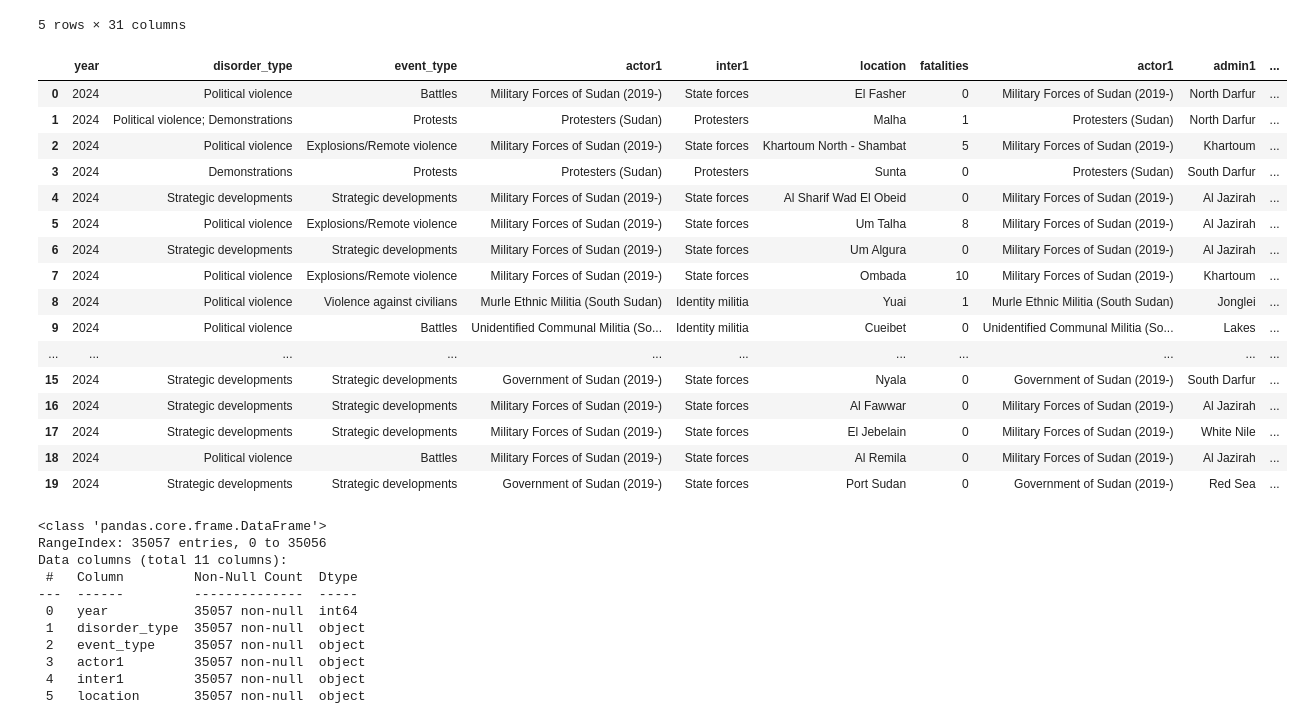
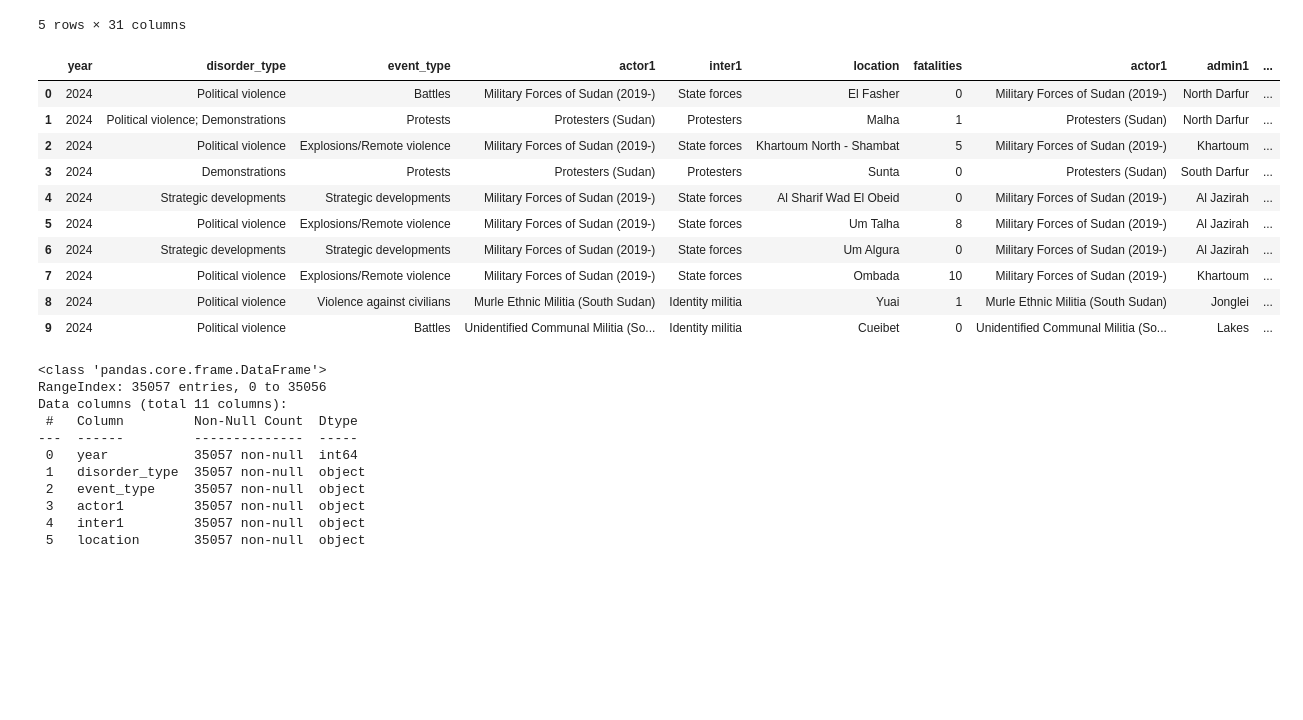
Before and after one commit to pmachieng/P_3_project, a Jupyter notebook: index.ipynb.ipynb, the cells around one changed output. Drawn from its saved outputs; the diff is of its cells as text; code cells hidden in the pictures; blank space fills up the shorter version.

```diff
--- a/index.ipynb.ipynb
+++ b/index.ipynb.ipynb
@@ -43,30 +56,24 @@ Shape of the data: (35057, 31)
 # %%
 # Selecting certain columns
 selected_columns = ['year','disorder_type', 'event_type' , 'actor1', 'inter1',  'location', 'fatalities', 'actor1', 'admin1', 'geo_precision', 'source_scale']
 
 # Creating a new DataFrame with selected columns
 
 df_selected = df[selected_columns]
 
-df_selected.head(20)
+df_selected.head(10)
 # %% [output]
 |  | year | disorder_type | event_type | actor1 | inter1 | location | fatalities | actor1 | admin1 | ... |
 | 0 | 2024 | Political violence | Battles | Military Forces of Sudan (2019-) | State forces | El Fasher | 0 | Military Forces of Sudan (2019-) | North Darfur | ... |
 | 1 | 2024 | Political violence; Demonstrations | Protests | Protesters (Sudan) | Protesters | Malha | 1 | Protesters (Sudan) | North Darfur | ... |
 | 2 | 2024 | Political violence | Explosions/Remote violence | Military Forces of Sudan (2019-) | State forces | Khartoum North - Shambat | 5 | Military Forces of Sudan (2019-) | Khartoum | ... |
 | 3 | 2024 | Demonstrations | Protests | Protesters (Sudan) | Protesters | Sunta | 0 | Protesters (Sudan) | South Darfur | ... |
 | 4 | 2024 | Strategic developments | Strategic developments | Military Forces of Sudan (2019-) | State forces | Al Sharif Wad El Obeid | 0 | Military Forces of Sudan (2019-) | Al Jazirah | ... |
 | 5 | 2024 | Political violence | Explosions/Remote violence | Military Forces of Sudan (2019-) | State forces | Um Talha | 8 | Military Forces of Sudan (2019-) | Al Jazirah | ... |
 | 6 | 2024 | Strategic developments | Strategic developments | Military Forces of Sudan (2019-) | State forces | Um Algura | 0 | Military Forces of Sudan (2019-) | Al Jazirah | ... |
 | 7 | 2024 | Political violence | Explosions/Remote violence | Military Forces of Sudan (2019-) | State forces | Ombada | 10 | Military Forces of Sudan (2019-) | Khartoum | ... |
 | 8 | 2024 | Political violence | Violence against civilians | Murle Ethnic Militia (South Sudan) | Identity militia | Yuai | 1 | Murle Ethnic Militia (South Sudan) | Jonglei | ... |
 | 9 | 2024 | Political violence | Battles | Unidentified Communal Militia (So... | Identity militia | Cueibet | 0 | Unidentified Communal Militia (So... | Lakes | ... |
-| ... | ... | ... | ... | ... | ... | ... | ... | ... | ... | ... |
-| 15 | 2024 | Strategic developments | Strategic developments | Government of Sudan (2019-) | State forces | Nyala | 0 | Government of Sudan (2019-) | South Darfur | ... |
-| 16 | 2024 | Strategic developments | Strategic developments | Military Forces of Sudan (2019-) | State forces | Al Fawwar | 0 | Military Forces of Sudan (2019-) | Al Jazirah | ... |
-| 17 | 2024 | Strategic developments | Strategic developments | Military Forces of Sudan (2019-) | State forces | El Jebelain | 0 | Military Forces of Sudan (2019-) | White Nile | ... |
-| 18 | 2024 | Political violence | Battles | Military Forces of Sudan (2019-) | State forces | Al Remila | 0 | Military Forces of Sudan (2019-) | Al Jazirah | ... |
-| 19 | 2024 | Strategic developments | Strategic developments | Government of Sudan (2019-) | State forces | Port Sudan | 0 | Government of Sudan (2019-) | Red Sea | ... |
 # %%
 print(df_selected.info())
 # %% [output]
```
Also changed, not shown: parts of 83 cells of this notebook, 3 other files.
